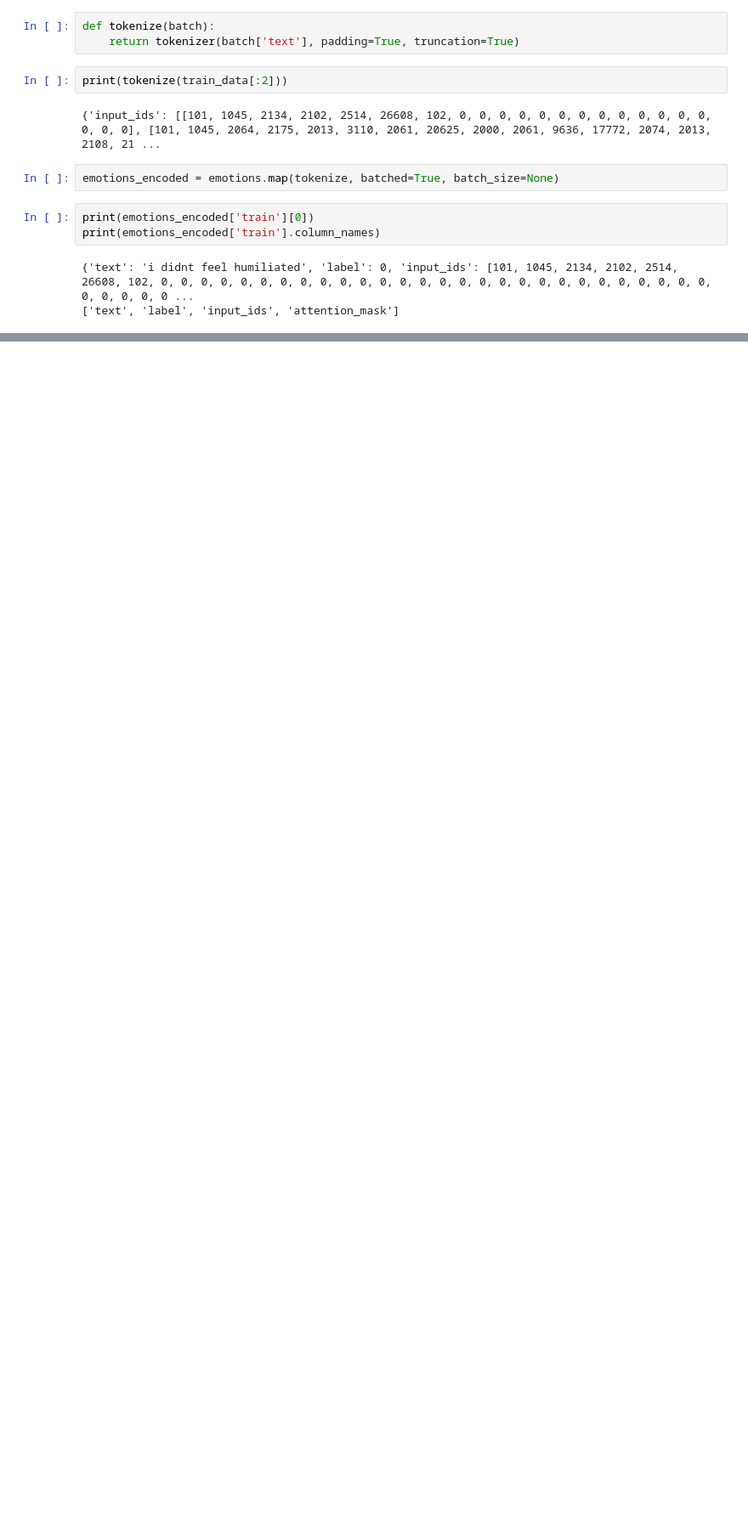
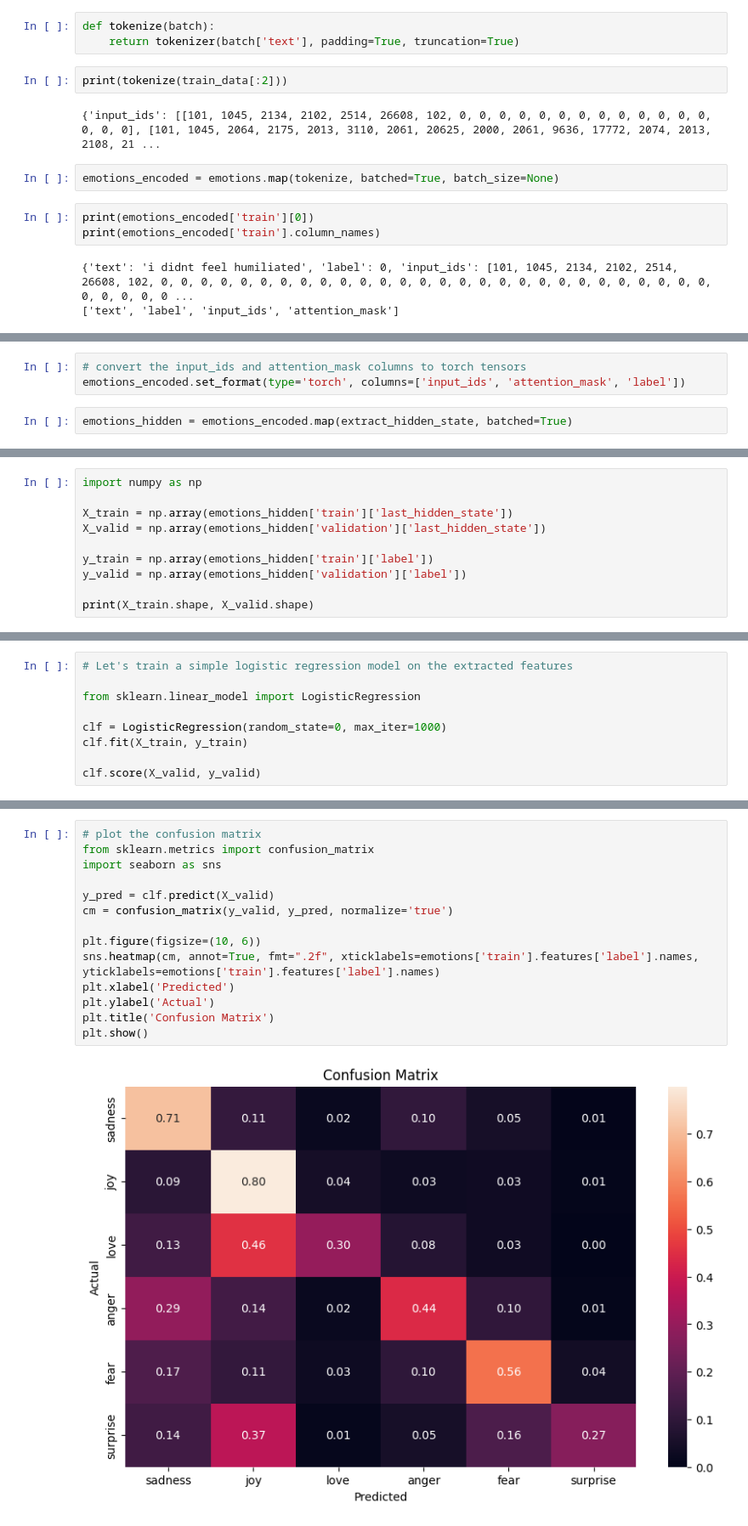
Before and after one commit to brtenorio/NLP_1, a Jupyter notebook: Module2/Ch2.ipynb, the cells around one changed output, grey strips where cells are left out. Shown: that part at 85% size. Drawn from its saved outputs; the diff is of its cells as text; blank space fills up the shorter version.

```diff
--- a/Module2/Ch2.ipynb
+++ b/Module2/Ch2.ipynb
@@ -205,0 +304,5 @@ print(emotions_encoded['train'].column_names)
+# %%
+# convert the input_ids and attention_mask columns to torch tensors
+emotions_encoded.set_format(type='torch', columns=['input_ids', 'attention_mask', 'label'])
+# %%
+emotions_hidden = emotions_encoded.map(extract_hidden_state, batched=True)
@@ -205,0 +351,10 @@ print(emotions_encoded['train'].column_names)
+# %%
+import numpy as np
+
+X_train = np.array(emotions_hidden['train']['last_hidden_state'])
+X_valid = np.array(emotions_hidden['validation']['last_hidden_state'])
+
+y_train = np.array(emotions_hidden['train']['label'])
+y_valid = np.array(emotions_hidden['validation']['label'])
+
+print(X_train.shape, X_valid.shape)
@@ -205,0 +365,9 @@ print(emotions_encoded['train'].column_names)
+# %%
+# Let's train a simple logistic regression model on the extracted features
+
+from sklearn.linear_model import LogisticRegression
+
+clf = LogisticRegression(random_state=0, max_iter=1000)
+clf.fit(X_train, y_train)
+
+clf.score(X_valid, y_valid)
@@ -205,0 +387,16 @@ print(emotions_encoded['train'].column_names)
+# %%
+# plot the confusion matrix
+from sklearn.metrics import confusion_matrix
+import seaborn as sns
+
+y_pred = clf.predict(X_valid)
+cm = confusion_matrix(y_valid, y_pred, normalize='true')
+
+plt.figure(figsize=(10, 6))
+sns.heatmap(cm, annot=True, fmt=".2f", xticklabels=emotions['train'].features['label'].names, yticklabels=emotions['train'].features['label'].names)
+plt.xlabel('Predicted')
+plt.ylabel('Actual')
+plt.title('Confusion Matrix')
+plt.show()
+# %% [output]
+[figure, added]
```
Also changed, not shown: parts of 30 cells of this notebook.
